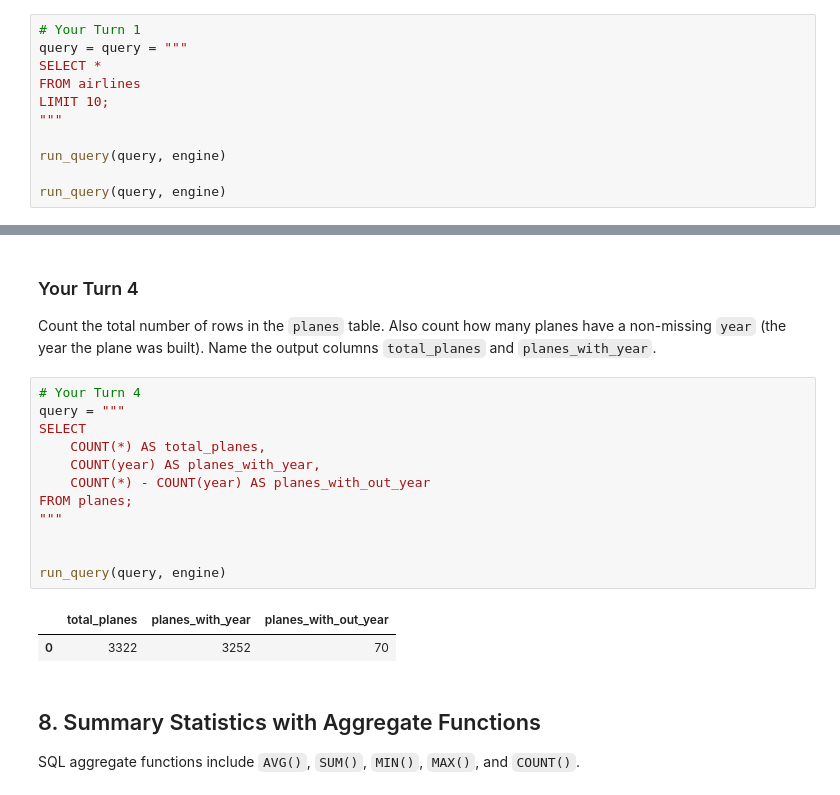
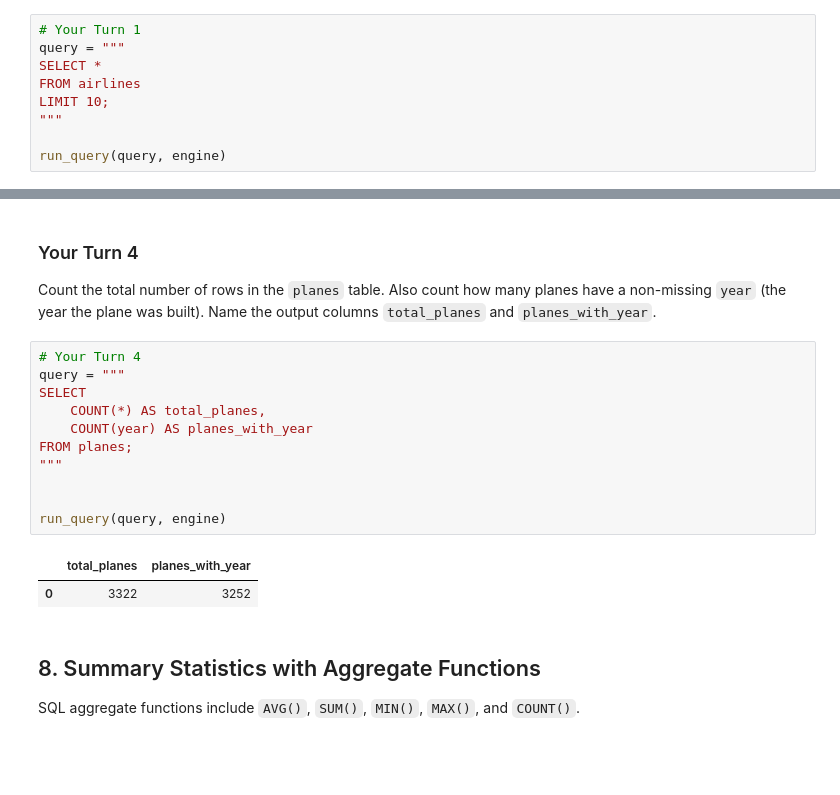
Before and after one commit to JonathanStachowiak/Stachowiak-ban6003-week09-10-sql-abt-template, a Jupyter notebook: notebooks/module9_neon_sql_fundamentals_guided_lab.ipynb, the cells around one changed output, grey strips where cells are left out. Cells and saved outputs as stored; diff of their text form; blank space fills up the shorter version.

```diff
--- a/notebooks/module9_neon_sql_fundamentals_guided_lab.ipynb
+++ b/notebooks/module9_neon_sql_fundamentals_guided_lab.ipynb
@@ -174,15 +174,13 @@ run_query(query, engine)
 Write a SQL query that returns the first 10 rows from the `airlines` table.
 # %%
 # Your Turn 1
-query = query = """
+query = """
 SELECT *
 FROM airlines
 LIMIT 10;
 """
 
 run_query(query, engine)
-
-run_query(query, engine)
 # %% [output]
 |  | carrier | name |
 | 0 | 9E | Endeavor Air Inc. |
@@ -389,18 +399,17 @@ Count the total number of rows in the `planes` table. Also count how many planes
 # %%
 # Your Turn 4
 query = """
 SELECT
     COUNT(*) AS total_planes,
-    COUNT(year) AS planes_with_year,
-    COUNT(*) - COUNT(year) AS planes_with_out_year
+    COUNT(year) AS planes_with_year
 FROM planes;
 """
 
 
 run_query(query, engine)
 # %% [output]
-|  | total_planes | planes_with_year | planes_with_out_year |
-| 0 | 3322 | 3252 | 70 |
+|  | total_planes | planes_with_year |
+| 0 | 3322 | 3252 |
 # %% [markdown]
 ## 8. Summary Statistics with Aggregate Functions
 
```
Also changed, not shown: parts of 18 cells of this notebook, 2 other files.
